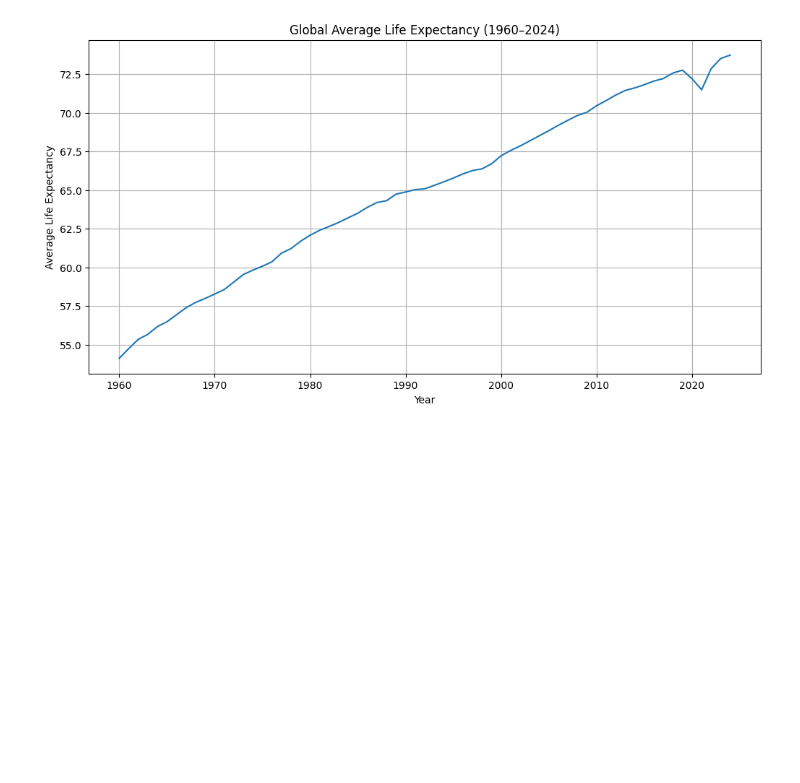
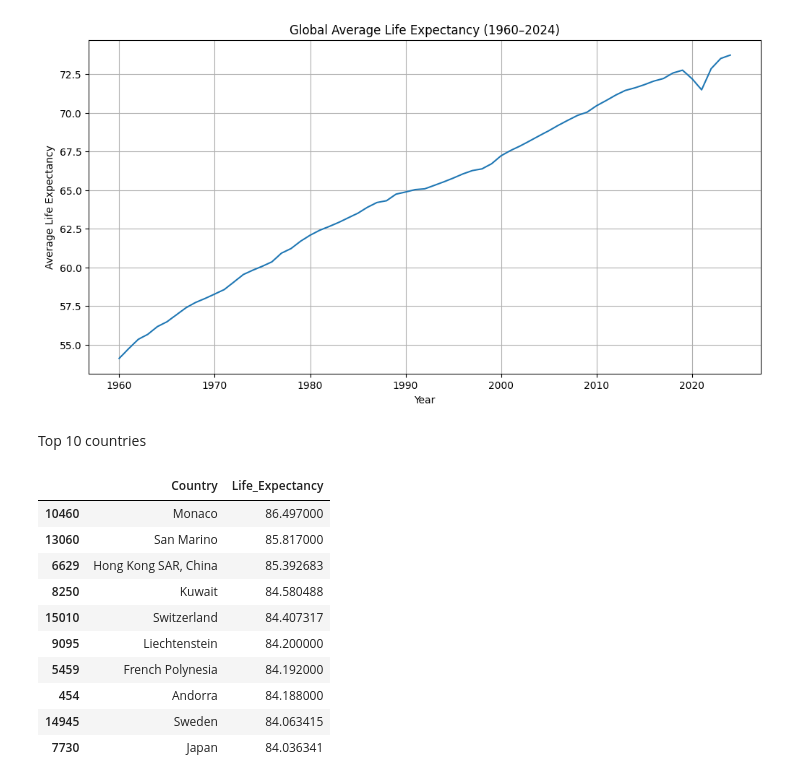
Before and after one commit to Savindi2002/Life_Expectancy_Project, a Jupyter notebook: notebooks/05_eda.ipynb, the cells around one changed output. Drawn from its saved outputs; the diff is of its cells as text; code cells hidden in the pictures; blank space fills up the shorter version.

Commit message:
Top 10 countries

```diff
--- a/notebooks/05_eda.ipynb
+++ b/notebooks/05_eda.ipynb
@@ -74,3 +74,30 @@ plt.grid(True)
 plt.show()
 # %% [output]
 [figure]
+# %% [markdown]
+Top 10 countries
+# %%
+latest_year = df["Year"].max()
+
+latest = df[
+    df["Year"] == latest_year
+].sort_values(
+    "Life_Expectancy",
+    ascending=False
+)
+
+latest[
+    ["Country", "Life_Expectancy"]
+].head(10)
+# %% [output]
+|  | Country | Life_Expectancy |
+| 10460 | Monaco | 86.497000 |
+| 13060 | San Marino | 85.817000 |
+| 6629 | Hong Kong SAR, China | 85.392683 |
+| 8250 | Kuwait | 84.580488 |
+| 15010 | Switzerland | 84.407317 |
+| 9095 | Liechtenstein | 84.200000 |
+| 5459 | French Polynesia | 84.192000 |
+| 454 | Andorra | 84.188000 |
+| 14945 | Sweden | 84.063415 |
+| 7730 | Japan | 84.036341 |
```
